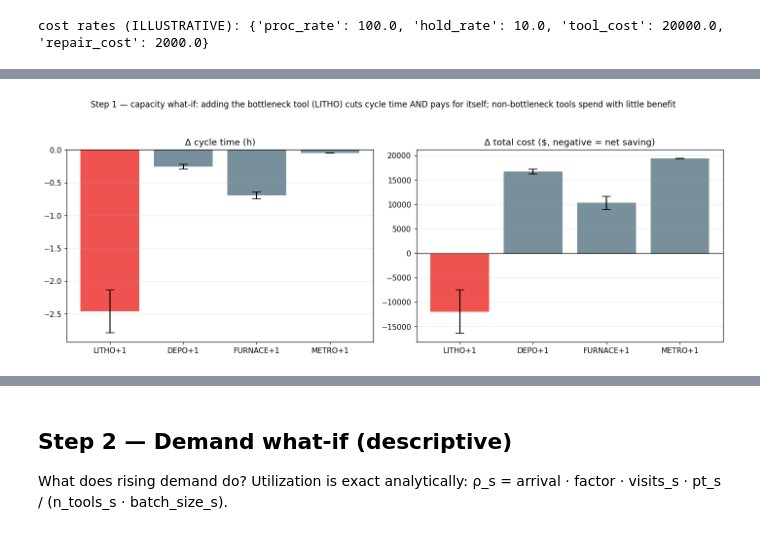
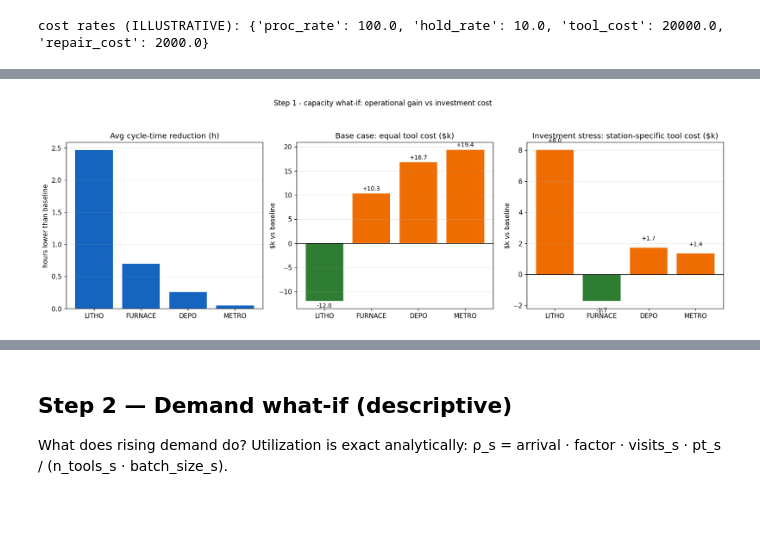
Before and after one commit to leonlaiyc/manufacturing-ops-analytics, a Jupyter notebook: notebooks/06_capacity_demand_cost_whatif.ipynb, the cells around one changed output, grey strips where cells are left out. Saved outputs shown, nothing was run; the diff lists cells and outputs as text; code cells hidden in the pictures.

Commit message:
docs: show investment stress tradeoff

```diff
--- a/notebooks/06_capacity_demand_cost_whatif.ipynb
+++ b/notebooks/06_capacity_demand_cost_whatif.ipynb
@@ -60,18 +67,72 @@ congestion savings).
 # %%
-cap = wf.run_capacity_cost(default_config(), n_reps=N, rates=RATES)
-ct = summarize(cap, "d_cycle_time"); cost = summarize(cap, "d_cost")
-display(pd.concat({"Δcycle_time(h)": ct["mean"], "Δcost($)": cost["mean"]}, axis=1).round(1))
+STRESS_TOOL_COSTS = {
+    "LITHO": 40000.0,
+    "FURNACE": 8000.0,
+    "DEPO": 5000.0,
+    "METRO": 2000.0,
+}
+ORDER = ["LITHO+1", "FURNACE+1", "DEPO+1", "METRO+1"]
 
-fig, axes = plt.subplots(1, 2, figsize=(13, 5))
-labels = list(ct.index)
-col = ["#EF5350" if l.startswith("LITHO") else "#78909C" for l in labels]
-axes[0].bar(labels, ct["mean"], yerr=ct["ci95_half"], capsize=6, color=col)
-axes[0].axhline(0, color="k", lw=.8); axes[0].set_title("Δ cycle time (h)"); axes[0].grid(axis="y", alpha=.25)
-axes[1].bar(labels, cost["mean"], yerr=cost["ci95_half"], capsize=6, color=col)
-axes[1].axhline(0, color="k", lw=.8); axes[1].set_title("Δ total cost ($, negative = net saving)")
-axes[1].grid(axis="y", alpha=.25)
-fig.suptitle("Step 1 — capacity what-if: adding the bottleneck tool (LITHO) cuts cycle time AND "
-             "pays for itself; non-bottleneck tools spend with little benefit", fontsize=11)
+cap_base = wf.run_capacity_cost(default_config(), n_reps=N, rates=RATES)
+cap_stress = wf.run_capacity_cost(default_config(), n_reps=N, rates=RATES,
+                                  added_tool_costs=STRESS_TOOL_COSTS)
+cap = cap_base  # backwards-compatible alias for the equal-tool-cost base case
+
+ct = summarize(cap_base, "d_cycle_time").reindex(ORDER)
+base_cost = summarize(cap_base, "d_cost").reindex(ORDER)
+stress_cost = summarize(cap_stress, "d_cost").reindex(ORDER)
+
+station = pd.Index([x.replace("+1", "") for x in ORDER], name="station")
+break_even = RATES.tool_cost - base_cost["mean"]
+summary = pd.DataFrame({
+    "Station": station,
+    "Avg cycle-time reduction (h)": -ct["mean"].values,
+    "Base-case net cost change ($)": base_cost["mean"].values,
+    "Investment-stress tool cost ($)": [STRESS_TOOL_COSTS[s] for s in station],
+    "Investment-stress net cost change ($)": stress_cost["mean"].values,
+    "Break-even added-tool cost ($)": break_even.values,
+    "Decision interpretation": [
+        "Largest cycle-time reduction, but higher investment cost",
+        "Lower cost pressure, but smaller cycle-time gain",
+        "Small improvement, weak business case",
+        "Minimal system impact",
+    ],
+}, index=ORDER)
+
+fmt = summary.copy()
+for c in ["Avg cycle-time reduction (h)", "Base-case net cost change ($)",
+          "Investment-stress tool cost ($)", "Investment-stress net cost change ($)",
+          "Break-even added-tool cost ($)"]:
+    fmt[c] = fmt[c].round(1)
+display(fmt)
+
+fig, axes = plt.subplots(1, 3, figsize=(15, 5))
+stations = summary["Station"].tolist()
+blue = "#1565C0"; green = "#2E7D32"; orange = "#EF6C00"
+
+axes[0].bar(stations, summary["Avg cycle-time reduction (h)"], color=blue)
+axes[0].set_title("Avg cycle-time reduction (h)")
+axes[0].set_ylabel("hours lower than baseline")
+axes[0].grid(axis="y", alpha=.25)
+
+for ax, col, title in [
+    (axes[1], "Base-case net cost change ($)", "Base case: equal tool cost ($k)"),
+    (axes[2], "Investment-stress net cost change ($)", "Investment stress: station-specific tool cost ($k)"),
+]:
+    vals = summary[col] / 1000.0
+    colors = [green if v < 0 else orange for v in vals]
+    bars = ax.bar(stations, vals, color=colors)
+    ax.axhline(0, color="k", lw=.8)
+    ax.set_title(title)
+    ax.set_ylabel("$k vs baseline")
+    ax.grid(axis="y", alpha=.25)
+    for bar, val in zip(bars, vals):
+        va = "bottom" if val >= 0 else "top"
+        offset = 0.4 if val >= 0 else -0.4
+        ax.text(bar.get_x() + bar.get_width()/2, val + offset, f"{val:+.1f}",
+                ha="center", va=va, fontsize=9)
+
+fig.suptitle("Step 1 - capacity what-if: operational gain vs investment cost", fontsize=11)
 fig.tight_layout(rect=(0,0,1,0.93)); fig.savefig(FIG/"capacity_cost_tradeoff.png", bbox_inches="tight", dpi=150)
 plt.show()
 # %% [output]
@@ -84,2 +144,2 @@ plt.show()
-[figure, old version]
+[figure, new version]
 # %% [markdown]
```
Also changed, not shown: parts of 4 cells of this notebook, 6 other files.
